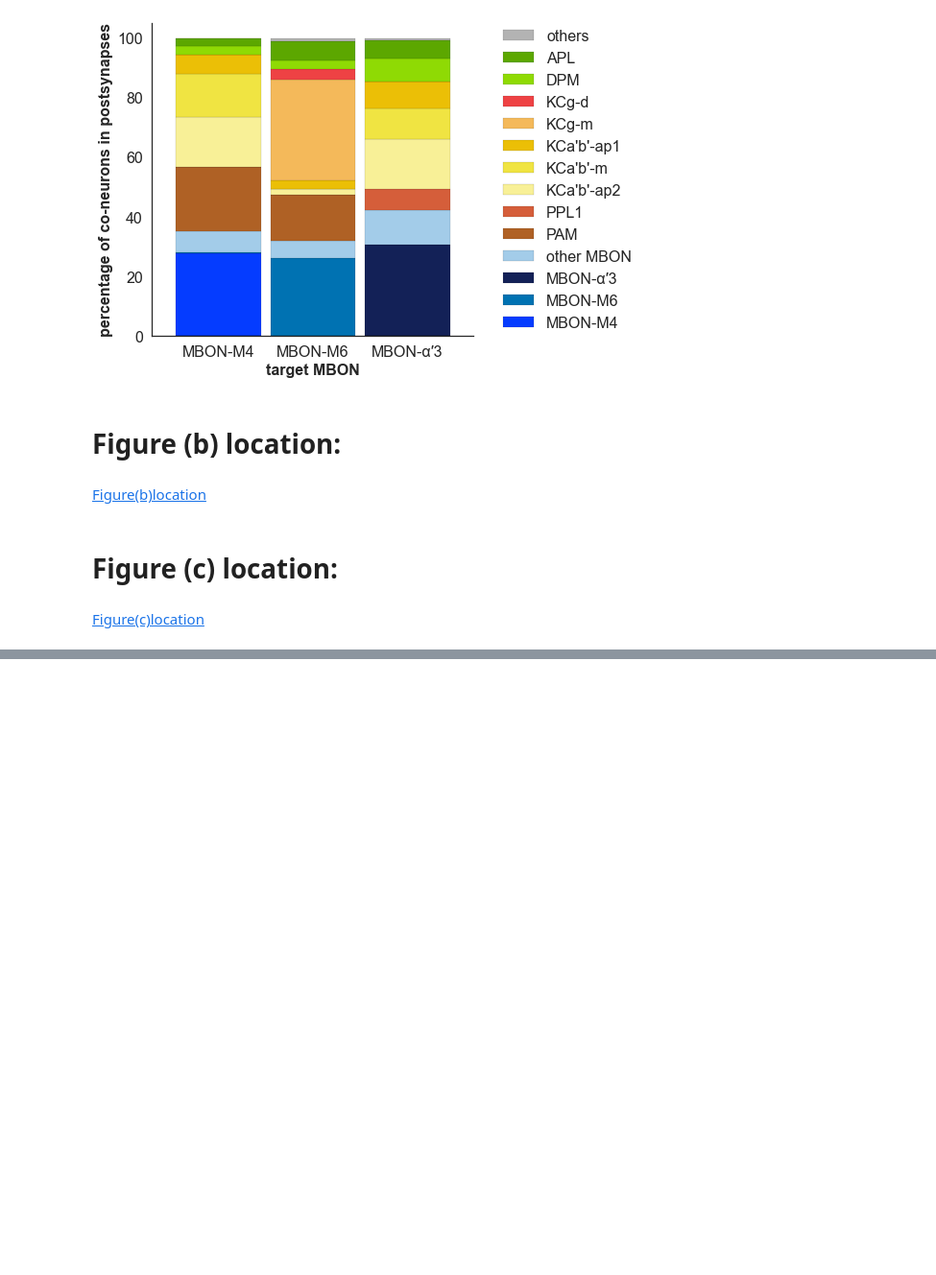
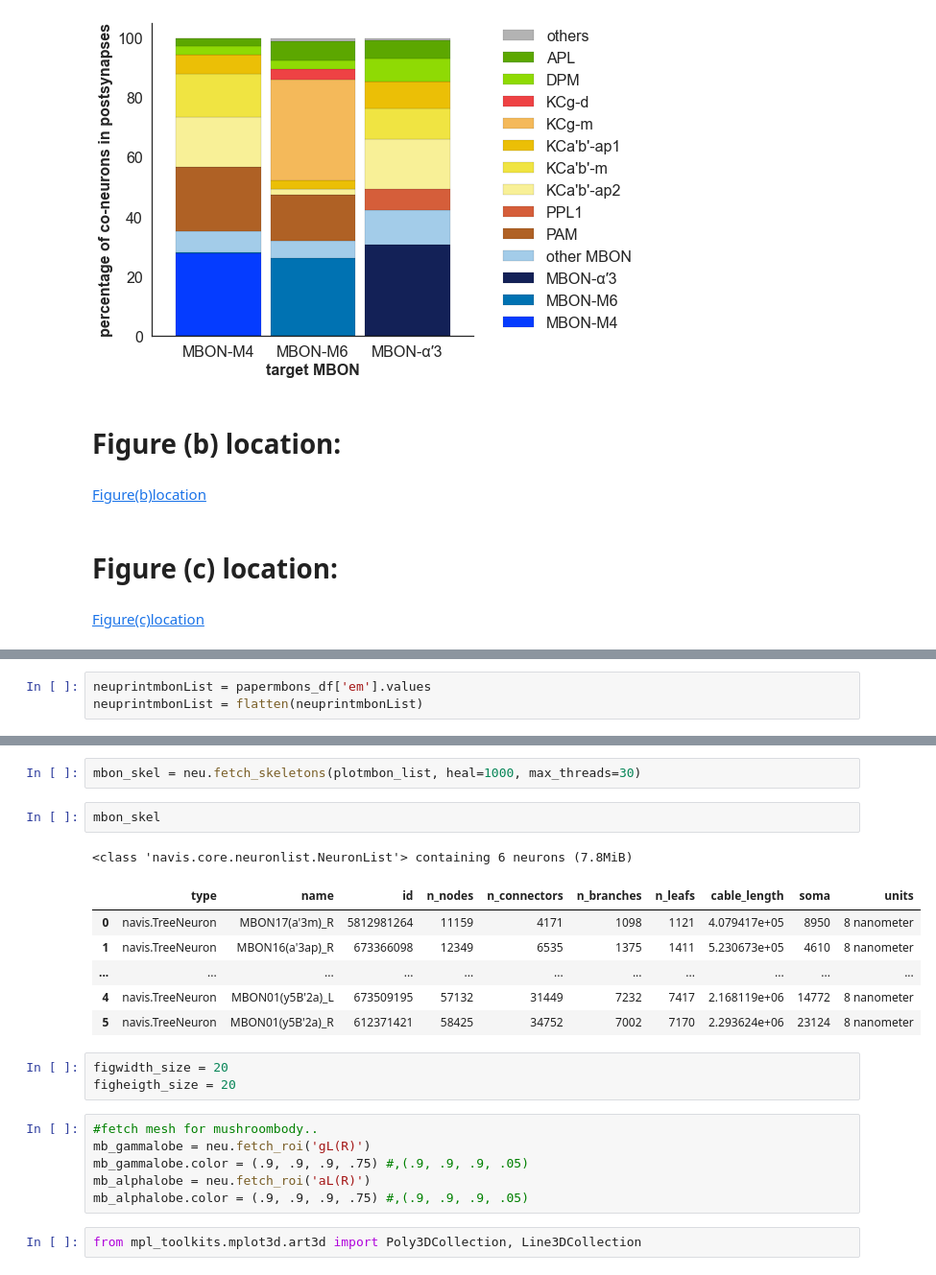
Before and after one commit to jagannathancolabs/2022_postsynapticplasticity, a Jupyter notebook: python/kcmbon_postsynapticspecificity.ipynb, the cells around one changed output, grey strips where cells are left out. Shown at 96% size. Saved outputs shown, nothing was run; the diff lists cells and outputs as text; blank space fills up the shorter version.

```diff
--- a/python/kcmbon_postsynapticspecificity.ipynb
+++ b/python/kcmbon_postsynapticspecificity.ipynb
@@ -762,0 +769,3 @@ plt.savefig('figures/mbon_parsing_specificity.png', dpi=300, bbox_inches='tight'
+# %%
+neuprintmbonList = papermbons_df['em'].values
+neuprintmbonList = flatten(neuprintmbonList)
@@ -762,0 +781,23 @@ plt.savefig('figures/mbon_parsing_specificity.png', dpi=300, bbox_inches='tight'
+# %%
+mbon_skel = neu.fetch_skeletons(plotmbon_list, heal=1000, max_threads=30)
+# %%
+mbon_skel
+# %% [output]
+<class 'navis.core.neuronlist.NeuronList'> containing 6 neurons (7.8MiB)
+|  | type | name | id | n_nodes | n_connectors | n_branches | n_leafs | cable_length | soma | units |
+| 0 | navis.TreeNeuron | MBON17(a'3m)_R | 5812981264 | 11159 | 4171 | 1098 | 1121 | 4.079417e+05 | 8950 | 8 nanometer |
+| 1 | navis.TreeNeuron | MBON16(a'3ap)_R | 673366098 | 12349 | 6535 | 1375 | 1411 | 5.230673e+05 | 4610 | 8 nanometer |
+| ... | ... | ... | ... | ... | ... | ... | ... | ... | ... | ... |
+| 4 | navis.TreeNeuron | MBON01(y5B'2a)_L | 673509195 | 57132 | 31449 | 7232 | 7417 | 2.168119e+06 | 14772 | 8 nanometer |
+| 5 | navis.TreeNeuron | MBON01(y5B'2a)_R | 612371421 | 58425 | 34752 | 7002 | 7170 | 2.293624e+06 | 23124 | 8 nanometer |
+# %%
+figwidth_size = 20
+figheigth_size = 20
+# %%
+#fetch mesh for mushroombody..
+mb_gammalobe = neu.fetch_roi('gL(R)')
+mb_gammalobe.color = (.9, .9, .9, .75) #,(.9, .9, .9, .05)
+mb_alphalobe = neu.fetch_roi('aL(R)')
+mb_alphalobe.color = (.9, .9, .9, .75) #,(.9, .9, .9, .05)
+# %%
+from mpl_toolkits.mplot3d.art3d import Poly3DCollection, Line3DCollection
```
Also changed, not shown: parts of 25 cells of this notebook, 16 other files.
